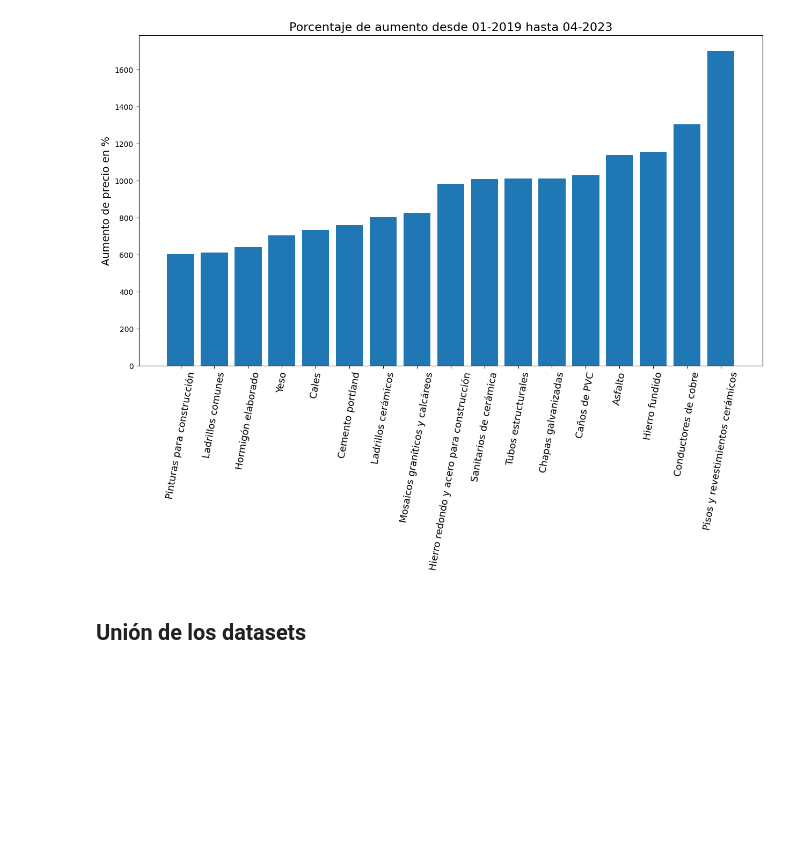
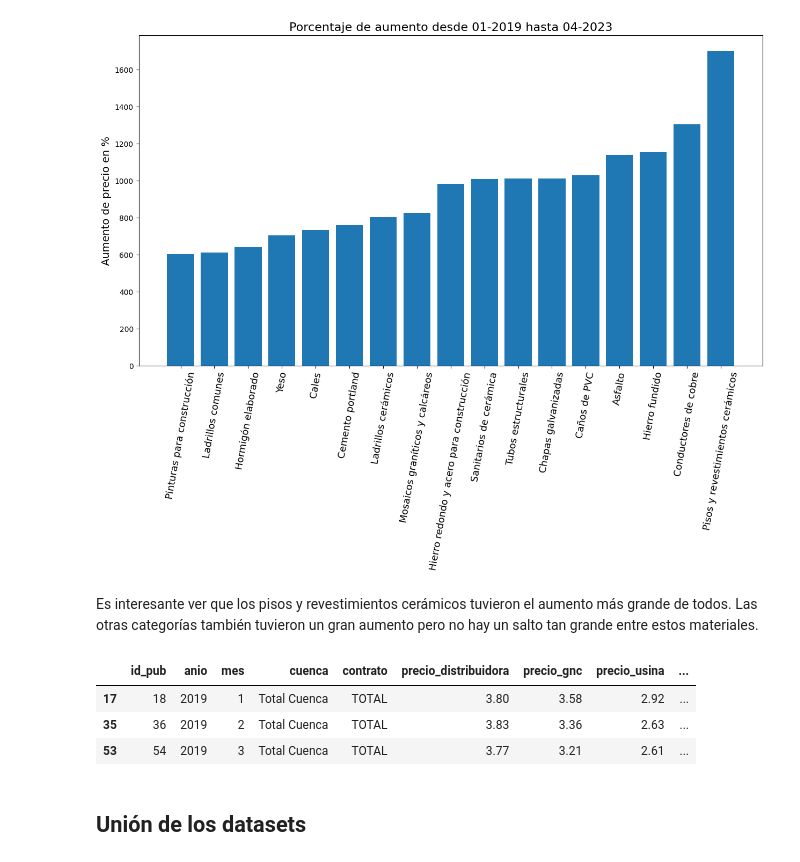
Before and after one commit to Isaiasgaray/fundamentos_final, a Jupyter notebook: TP_Final.ipynb, the cells around one changed output. Cells and saved outputs as stored; diff of their text form; code cells hidden in the pictures; blank space fills up the shorter version.

```diff
--- a/TP_Final.ipynb
+++ b/TP_Final.ipynb
@@ -143,6 +178,17 @@ plt.ylabel('Aumento de precio en %', fontsize=14)
 # %% [output]
 Text(0, 0.5, 'Aumento de precio en %')
 [figure]
+# %% [markdown]
+Es interesante ver que los pisos y revestimientos cerámicos tuvieron el aumento más grande de todos. Las otras categorías también tuvieron un gran aumento pero no hay un salto tan grande entre estos materiales.
+# %%
+cuencas_total = precios_gas[precios_gas.cuenca == 'Total Cuenca']
+# %%
+cuencas_total.head(2)
+# %% [output]
+|  | id_pub | anio | mes | cuenca | contrato | precio_distribuidora | precio_gnc | precio_usina | ... |
+| 17 | 18 | 2019 | 1 | Total Cuenca | TOTAL | 3.80 | 3.58 | 2.92 | ... |
+| 35 | 36 | 2019 | 2 | Total Cuenca | TOTAL | 3.83 | 3.36 | 2.63 | ... |
+| 53 | 54 | 2019 | 3 | Total Cuenca | TOTAL | 3.77 | 3.21 | 2.61 | ... |
 # %% [markdown]
 ## Unión de los datasets
 # %%
```
Also changed, not shown: parts of 13 cells of this notebook.
